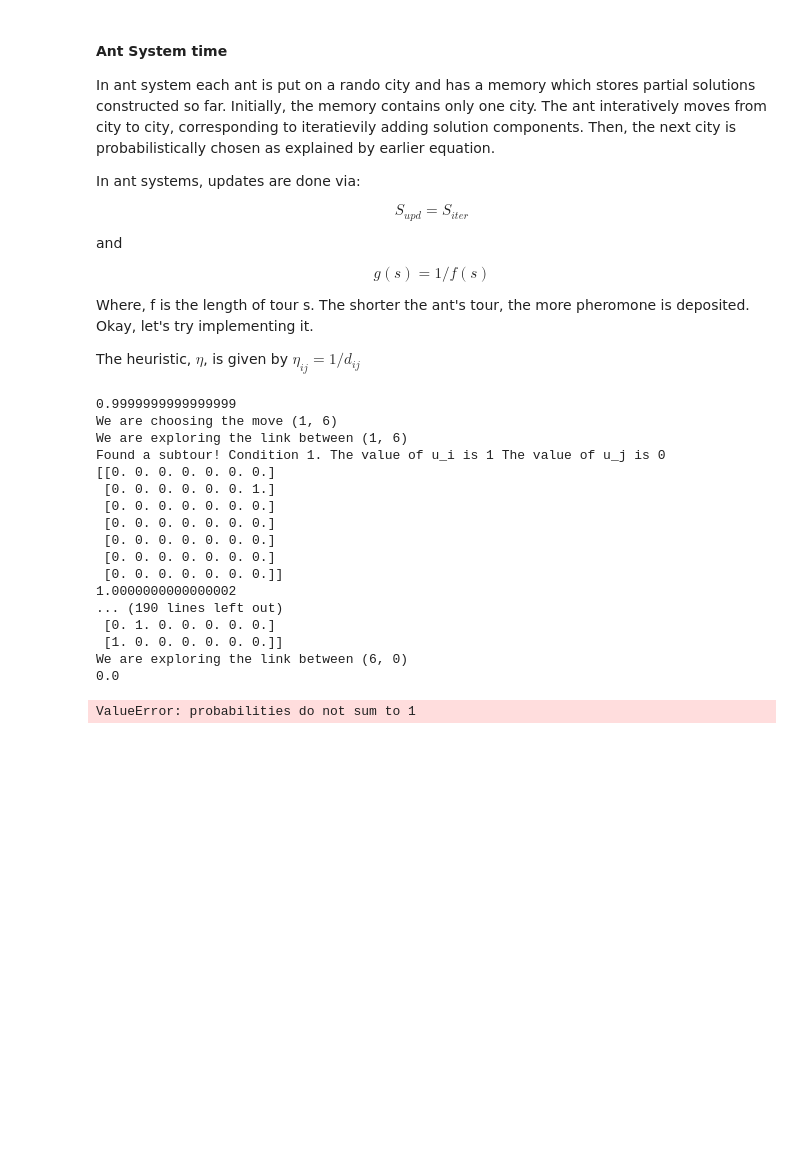
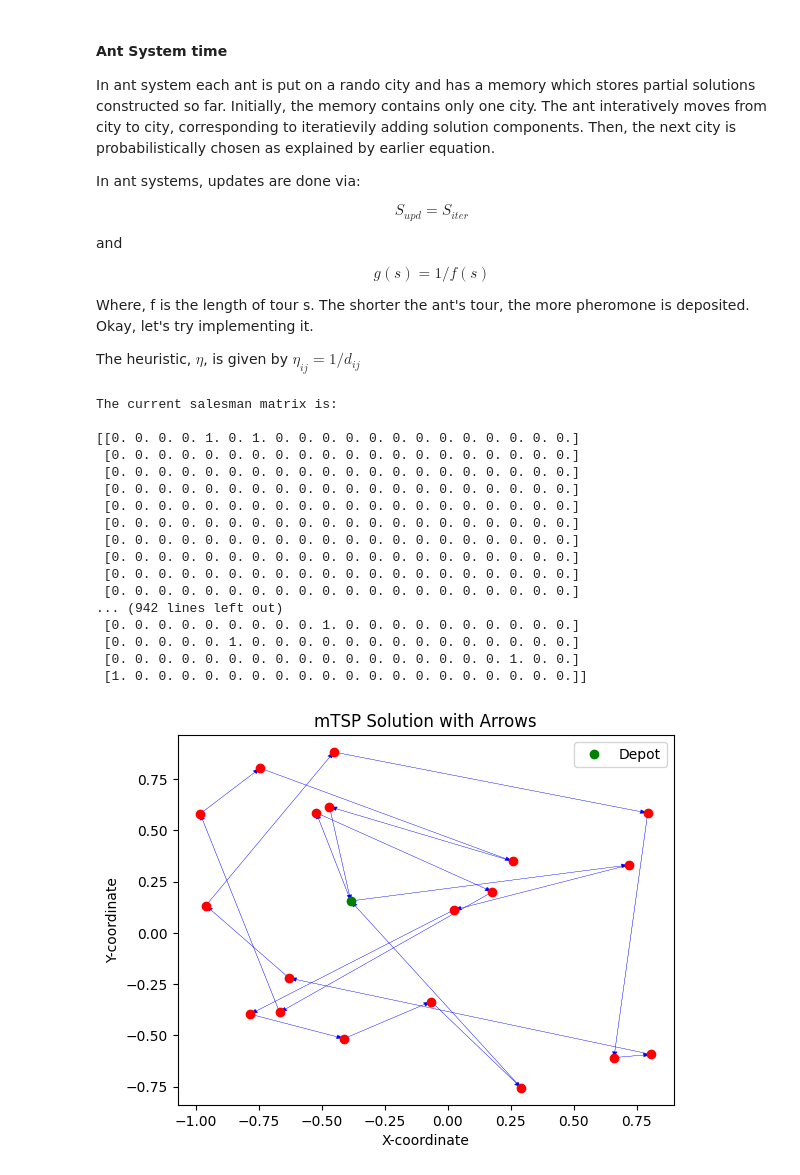
Before and after one commit to RRabayah/mTSP-project, a Jupyter notebook: project_playground.ipynb, the cells around one changed output. Cells and saved outputs as stored; diff of their text form; code cells hidden in the pictures; blank space fills up the shorter version.

```diff
--- a/project_playground.ipynb
+++ b/project_playground.ipynb
@@ -478,25 +514,25 @@ class AntSystem:
         plt.legend()
         plt.show()
 # %%
-AS_test = AntSystem(points=points, n_ants=1, init_pheromones=1, n_salesmen=n_salesmen)
-solution = AS_test.construct_ant_solutions(0, 0)
-AS_test.display_solution(solution)
+AS_test = AntSystem(points=points, n_ants=1, init_pheromones=1, n_salesmen=n_salesmen, alpha=1, beta=1)
+solution = AS_test.construct_ant_solutions()
+AS_test.display_solution(points, solution)
 # %% [output]
-0.9999999999999999
-We are choosing the move (1, 6)
-We are exploring the link between (1, 6)
-Found a subtour! Condition 1. The value of u_i is 1 The value of u_j is 0
-[[0. 0. 0. 0. 0. 0. 0.]
- [0. 0. 0. 0. 0. 0. 1.]
- [0. 0. 0. 0. 0. 0. 0.]
- [0. 0. 0. 0. 0. 0. 0.]
- [0. 0. 0. 0. 0. 0. 0.]
- [0. 0. 0. 0. 0. 0. 0.]
- [0. 0. 0. 0. 0. 0. 0.]]
-1.0000000000000002
-... (190 lines left out)
- [0. 1. 0. 0. 0. 0. 0.]
- [1. 0. 0. 0. 0. 0. 0.]]
-We are exploring the link between (6, 0)
-0.0
+The current salesman matrix is:
+
+[[0. 0. 0. 0. 1. 0. 1. 0. 0. 0. 0. 0. 0. 0. 0. 0. 0. 0. 0. 0.]
+ [0. 0. 0. 0. 0. 0. 0. 0. 0. 0. 0. 0. 0. 0. 0. 0. 0. 0. 0. 0.]
+ [0. 0. 0. 0. 0. 0. 0. 0. 0. 0. 0. 0. 0. 0. 0. 0. 0. 0. 0. 0.]
+ [0. 0. 0. 0. 0. 0. 0. 0. 0. 0. 0. 0. 0. 0. 0. 0. 0. 0. 0. 0.]
+ [0. 0. 0. 0. 0. 0. 0. 0. 0. 0. 0. 0. 0. 0. 0. 0. 0. 0. 0. 0.]
+ [0. 0. 0. 0. 0. 0. 0. 0. 0. 0. 0. 0. 0. 0. 0. 0. 0. 0. 0. 0.]
+ [0. 0. 0. 0. 0. 0. 0. 0. 0. 0. 0. 0. 0. 0. 0. 0. 0. 0. 0. 0.]
+ [0. 0. 0. 0. 0. 0. 0. 0. 0. 0. 0. 0. 0. 0. 0. 0. 0. 0. 0. 0.]
+ [0. 0. 0. 0. 0. 0. 0. 0. 0. 0. 0. 0. 0. 0. 0. 0. 0. 0. 0. 0.]
+ [0. 0. 0. 0. 0. 0. 0. 0. 0. 0. 0. 0. 0. 0. 0. 0. 0. 0. 0. 0.]
+... (942 lines left out)
+ [0. 0. 0. 0. 0. 0. 0. 0. 0. 1. 0. 0. 0. 0. 0. 0. 0. 0. 0. 0.]
+ [0. 0. 0. 0. 0. 1. 0. 0. 0. 0. 0. 0. 0. 0. 0. 0. 0. 0. 0. 0.]
+ [0. 0. 0. 0. 0. 0. 0. 0. 0. 0. 0. 0. 0. 0. 0. 0. 0. 1. 0. 0.]
+ [1. 0. 0. 0. 0. 0. 0. 0. 0. 0. 0. 0. 0. 0. 0. 0. 0. 0. 0. 0.]]
-ValueError: probabilities do not sum to 1
+[figure, added]
```
Also changed, not shown: parts of 4 cells of this notebook.
